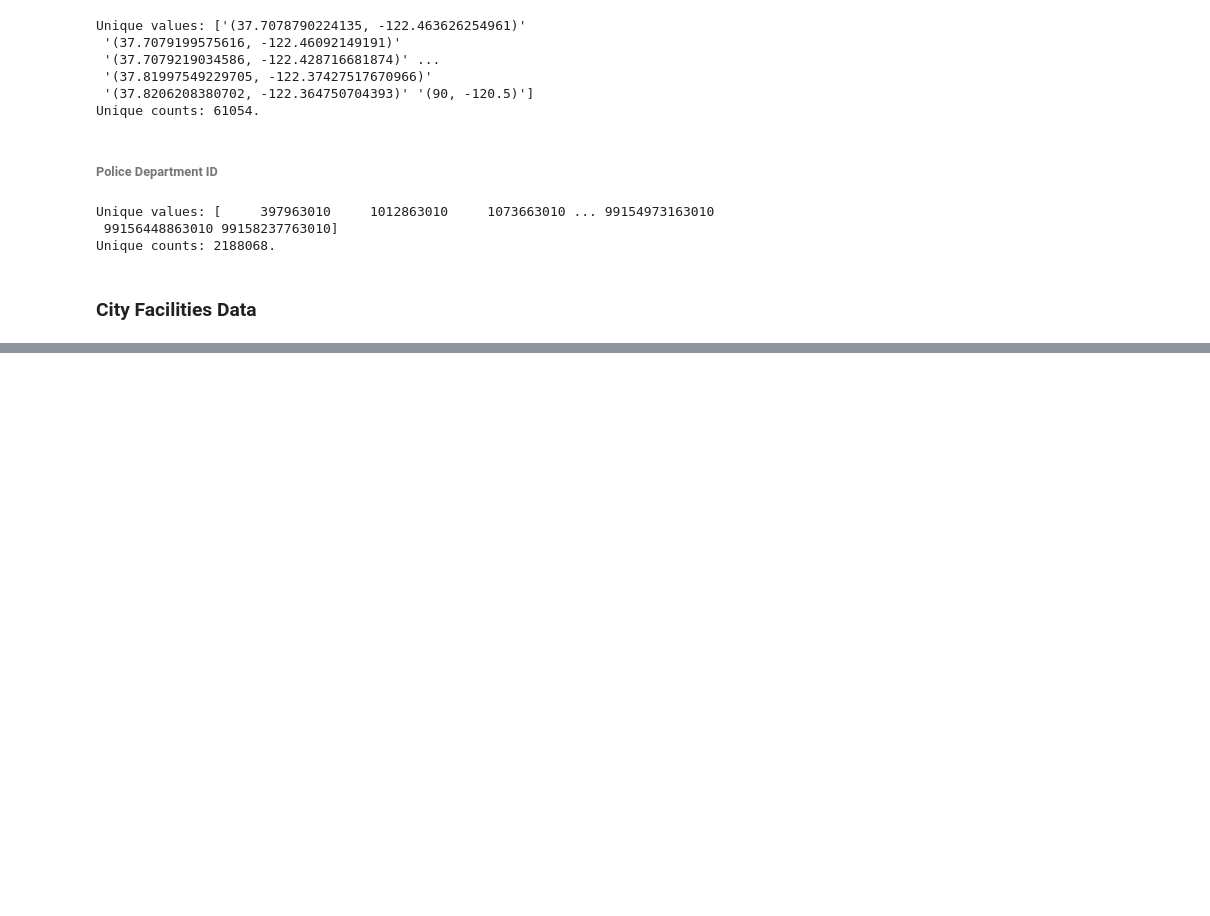
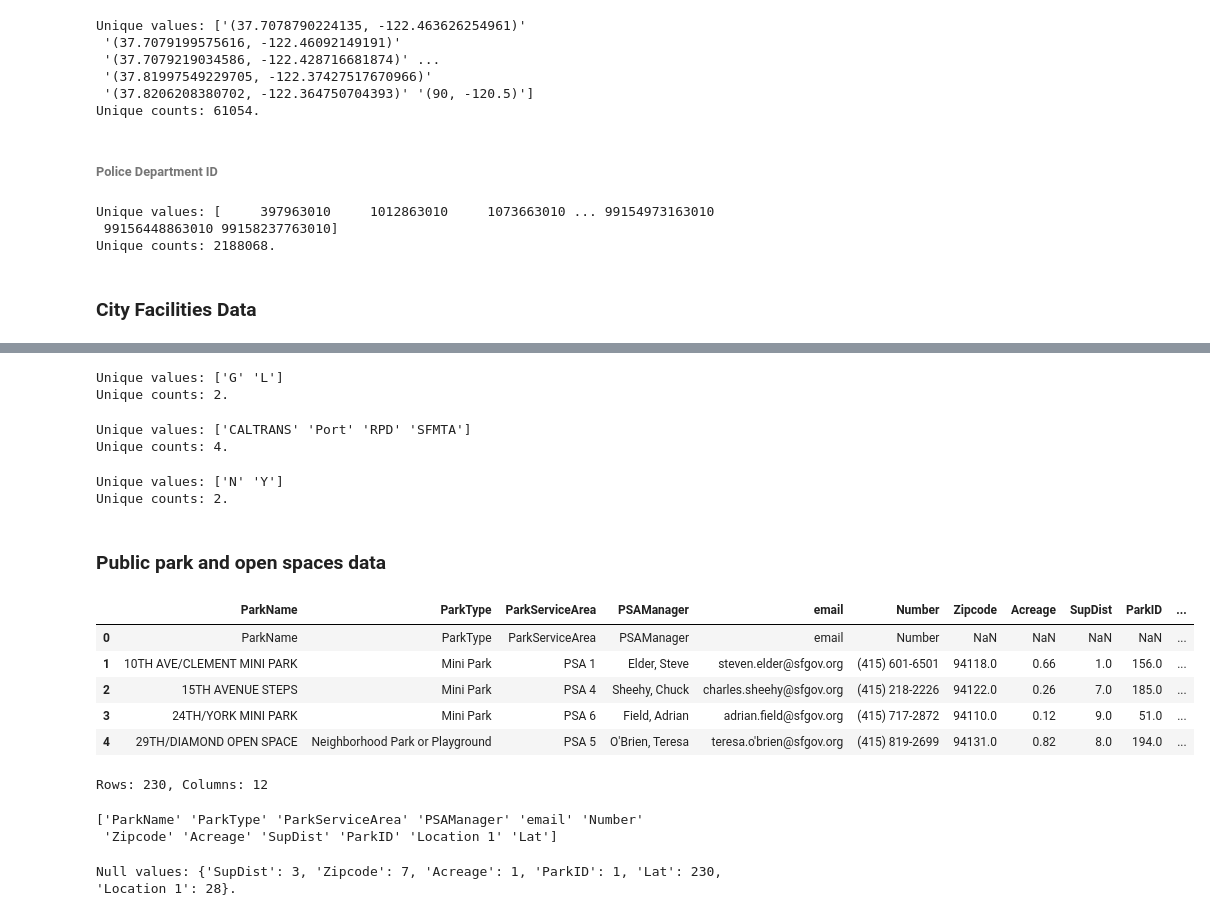
Before and after one commit to aashsub90/vigilante, a Jupyter notebook: data_exploration.ipynb, the cells around one changed output, grey strips where cells are left out. Drawn from its saved outputs; the diff is of its cells as text; code cells hidden in the pictures; blank space fills up the shorter version.

```diff
--- a/data_exploration.ipynb
+++ b/data_exploration.ipynb
@@ -179,0 +1036,41 @@ Unique counts: 2188068.
+# %%
+getStatsForColumn(offstreetparking, 'FACILITY_TYPE')
+# %% [output]
+Unique values: ['G' 'L']
+Unique counts: 2.
+# %%
+getStatsForColumn(offstreetparking, 'OWNER')
+# %% [output]
+Unique values: ['CALTRANS' 'Port' 'RPD' 'SFMTA']
+Unique counts: 4.
+# %%
+getStatsForColumn(offstreetparking, 'SENSOR_FLAG')
+# %% [output]
+Unique values: ['N' 'Y']
+Unique counts: 2.
+# %% [markdown]
+### Public park and open spaces data
+# %%
+park_open_space_map = pd.read_csv('data/public_park_and_open_space_data.csv')
+# %%
+park_open_space_map.head()
+# %% [output]
+|  | ParkName | ParkType | ParkServiceArea | PSAManager | email | Number | Zipcode | Acreage | SupDist | ParkID | ... |
+| 0 | ParkName | ParkType | ParkServiceArea | PSAManager | email | Number | NaN | NaN | NaN | NaN | ... |
+| 1 | 10TH AVE/CLEMENT MINI PARK | Mini Park | PSA 1 | Elder, Steve | steven.elder@sfgov.org | (415) 601-6501 | 94118.0 | 0.66 | 1.0 | 156.0 | ... |
+| 2 | 15TH AVENUE STEPS | Mini Park | PSA 4 | Sheehy, Chuck | charles.sheehy@sfgov.org | (415) 218-2226 | 94122.0 | 0.26 | 7.0 | 185.0 | ... |
+| 3 | 24TH/YORK MINI PARK | Mini Park | PSA 6 | Field, Adrian | adrian.field@sfgov.org | (415) 717-2872 | 94110.0 | 0.12 | 9.0 | 51.0 | ... |
+| 4 | 29TH/DIAMOND OPEN SPACE | Neighborhood Park or Playground | PSA 5 | O'Brien, Teresa | teresa.o'brien@sfgov.org | (415) 819-2699 | 94131.0 | 0.82 | 8.0 | 194.0 | ... |
+# %%
+print('Rows: %d, Columns: %d' % (park_open_space_map .shape[0], park_open_space_map.shape[1]))
+# %% [output]
+Rows: 230, Columns: 12
+# %%
+print(park_open_space_map.columns.values)
+# %% [output]
+['ParkName' 'ParkType' 'ParkServiceArea' 'PSAManager' 'email' 'Number'
+ 'Zipcode' 'Acreage' 'SupDist' 'ParkID' 'Location 1' 'Lat']
+# %%
+print('Null values: %s.' % identifyNullValues(park_open_space_map))
+# %% [output]
+Null values: {'SupDist': 3, 'Zipcode': 7, 'Acreage': 1, 'ParkID': 1, 'Lat': 230, 'Location 1': 28}.
```
Also changed, not shown: parts of 205 cells of this notebook.
